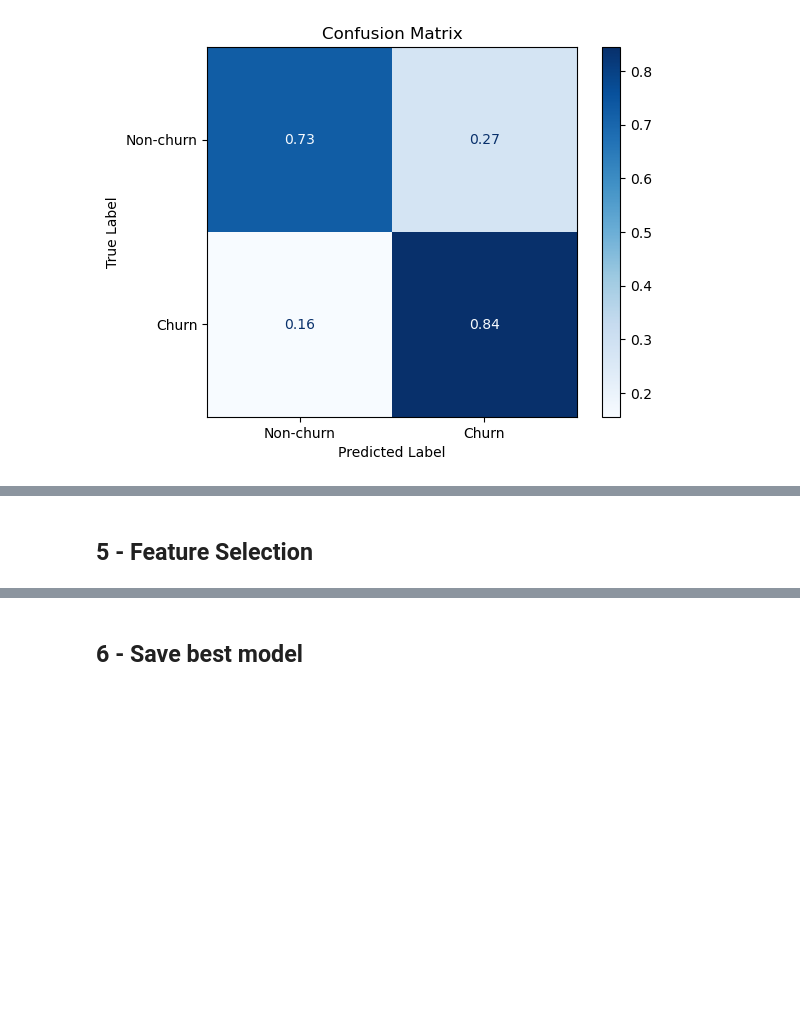
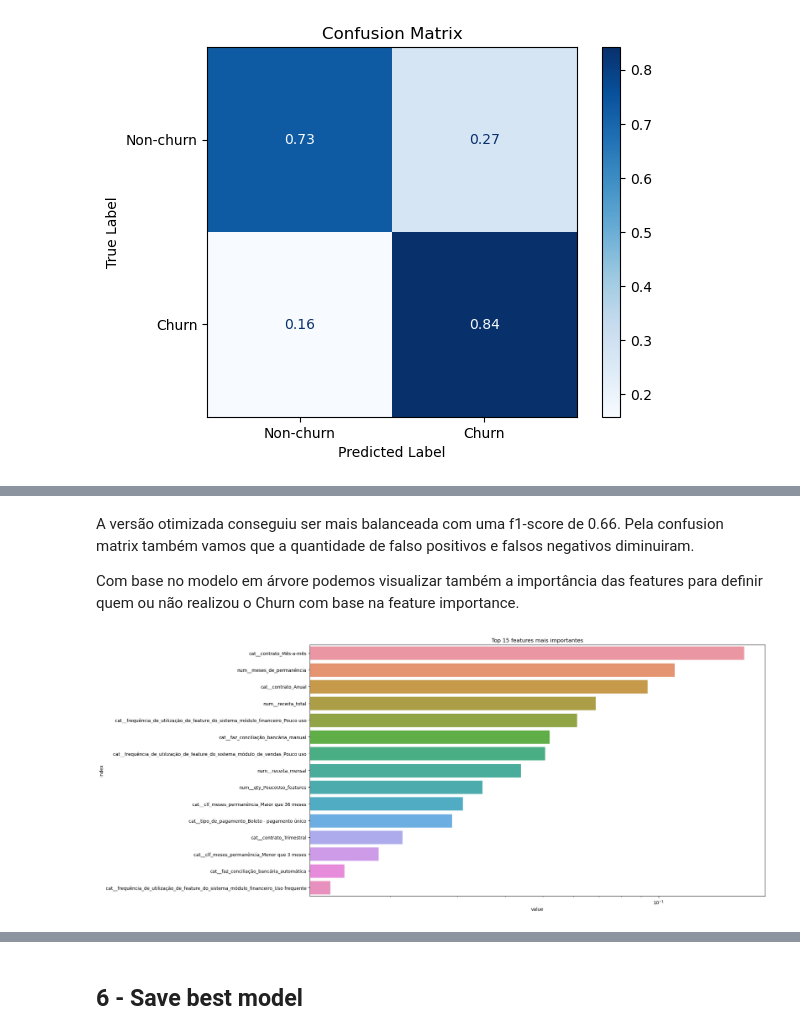
Before and after one commit to TalissaMoura/churn_prediction_for_erp, a Jupyter notebook: notebooks/04_create_optimize_model.ipynb, the cells around one changed output, grey strips where cells are left out. Drawn from its saved outputs; the diff is of its cells as text; code cells hidden in the pictures; blank space fills up the shorter version.

```diff
--- a/notebooks/04_create_optimize_model.ipynb
+++ b/notebooks/04_create_optimize_model.ipynb
@@ -170,0 +98,3 @@ Index(['tipo_de_empresa', 'fundação_da_empresa', 'possui_mais_de_um_sócio',
+# %%
+train_data = make_pipeline(dataframe=train_data,functions=list_funcs)
+test_data = make_pipeline(dataframe=test_data,functions=list_funcs)
@@ -411,2 +358,16 @@ Best F1-score: 0.6659217877094973 at threshold 0.5230618563773725
-# %% [markdown]
-## 5 - Feature Selection
+# %% [markdown]
+A versão otimizada conseguiu ser mais balanceada com uma f1-score de 0.66. Pela confusion matrix também vamos que a quantidade de falso positivos e falsos negativos diminuiram.
+
+Com base no modelo em árvore podemos visualizar também a importância das features para definir quem ou não realizou o Churn com base na feature importance.
+# %%
+output_feature_names = preprocessor.get_feature_names_out()
+best_model_feat_imp = pd.Series(pipeline_for_bm.named_steps.model.feature_importances_,index=output_feature_names)
+df_feat_imp_best_model = best_model_feat_imp.reset_index(name="value").sort_values(by="value",ascending=False)
+
+
+fig, ax = plt.subplots(figsize=(18,10))
+ax = sns.barplot(data=df_feat_imp_best_model[:15],y="index",x="value")
+ax.set_xscale(value="log")
+ax.set_title("Top 15 features mais importantes");
+# %% [output]
+[figure, added]
```
Also changed, not shown: parts of 34 cells of this notebook.
